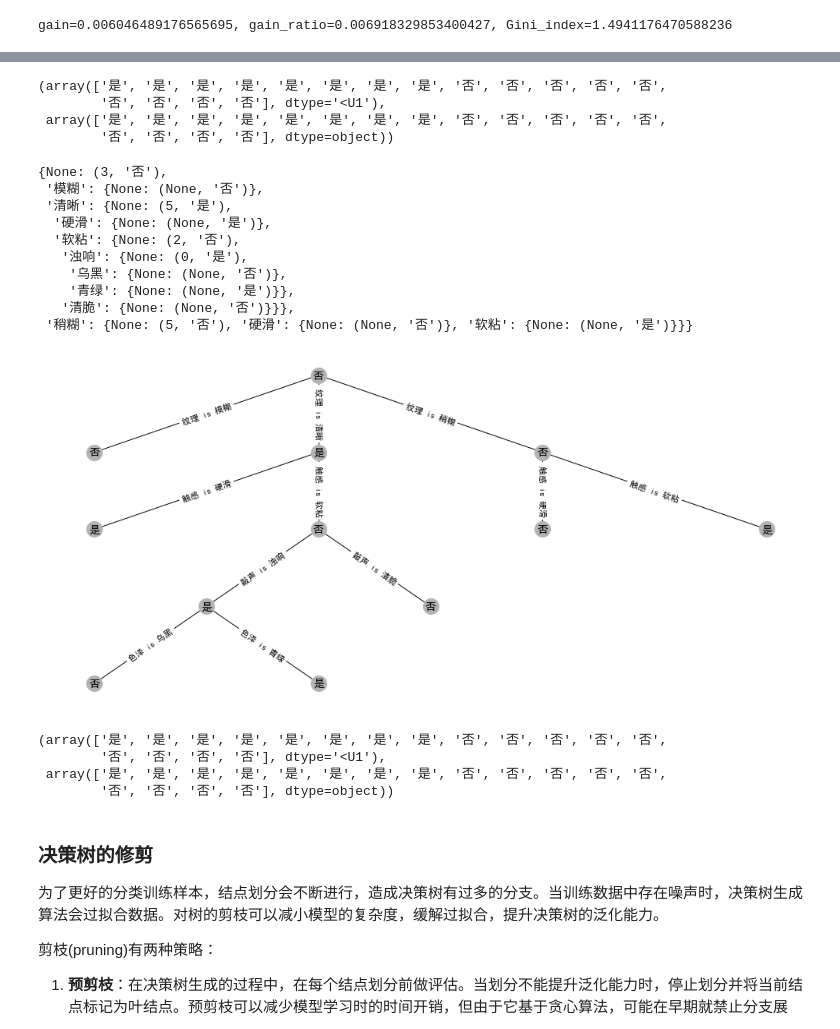
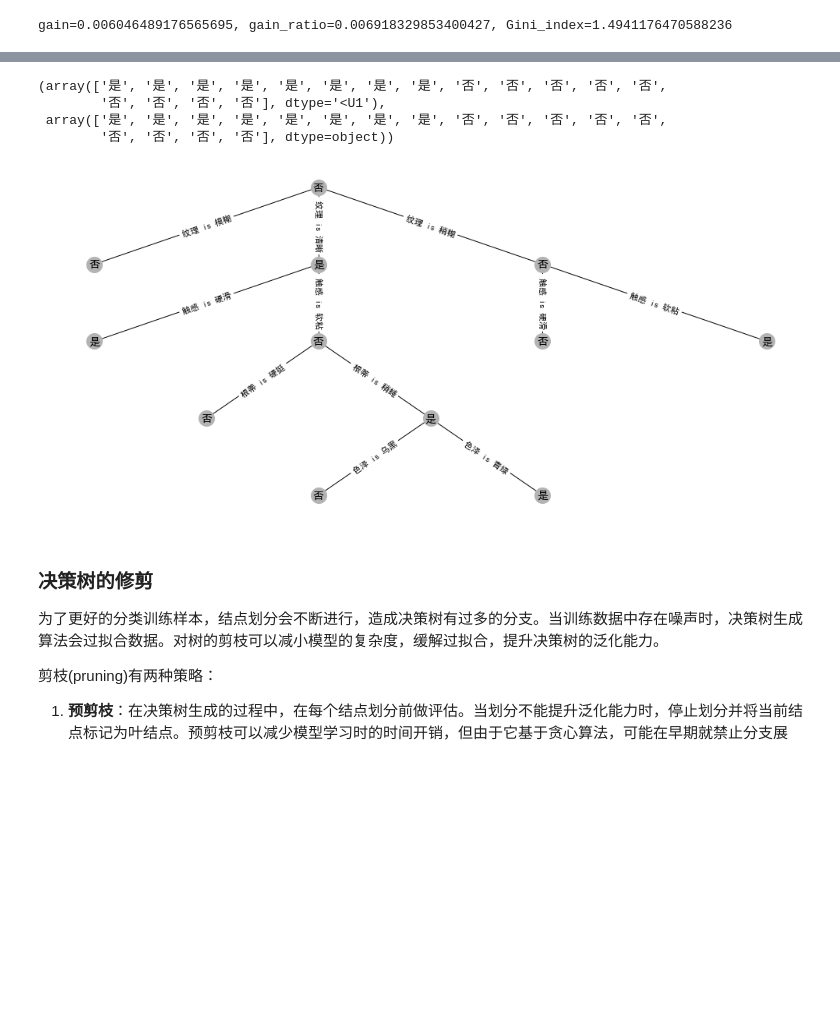
Before and after one commit to szqtc/MyMachineLearningNotes, a Jupyter notebook: 3_Trees.ipynb, the cells around one changed output, grey strips where cells are left out. Cells and saved outputs as stored; diff of their text form; code cells hidden in the pictures; blank space fills up the shorter version.

Commit message:
merge some codes, rewrite the code in decision tree part

```diff
--- a/3_Trees.ipynb
+++ b/3_Trees.ipynb
@@ -521,7 +533,8 @@ print('gain={}, gain_ratio={}, Gini_index={}'.format(gain(y, ys_new), gain_ratio
 gain=0.006046489176565695, gain_ratio=0.006918329853400427, Gini_index=1.4941176470588236
 # %%
 # ID3
-tree0 = generate_tree(X, y, scorefunc=gain, maxdepth=None, seed=12)
-fg0 = tree_visualize(tree0, colnames)
-tree0
+tree0 = decision_tree(scorefunc=gain, seed=5)
+tree0.fit(X, y)
+fg0 = tree0.visualize(colnames)
+tree0.predict(X).ravel(), y.ravel()
 # %% [output]
@@ -539,35 +545,16 @@ tree0
 [figure]
-# %%
-classify(X, tree0).ravel(), y.ravel()
-# %% [output]
-(array(['是', '是', '是', '是', '是', '是', '是', '是', '否', '否', '否', '否', '否',
-        '否', '否', '否', '否'], dtype='<U1'),
- array(['是', '是', '是', '是', '是', '是', '是', '是', '否', '否', '否', '否', '否',
-        '否', '否', '否', '否'], dtype=object))
 # %%
 # C4.5
-tree1 = generate_tree(X, y, scorefunc=gain_ratio, maxdepth=None, seed=0)
-fg1 = tree_visualize(tree1, colnames)
-tree1
+tree1 = decision_tree(scorefunc=gain_ratio, seed=0)
+tree1.fit(X, y)
+fg1 = tree1.visualize(colnames)
+tree1.predict(X).ravel(), y.ravel()
 # %% [output]
-{None: (3, '否'),
- '模糊': {None: (None, '否')},
- '清晰': {None: (5, '是'),
-  '硬滑': {None: (None, '是')},
-  '软粘': {None: (2, '否'),
-   '浊响': {None: (0, '是'),
-    '乌黑': {None: (None, '否')},
-    '青绿': {None: (None, '是')}},
-   '清脆': {None: (None, '否')}}},
- '稍糊': {None: (5, '否'), '硬滑': {None: (None, '否')}, '软粘': {None: (None, '是')}}}
+(array(['是', '是', '是', '是', '是', '是', '是', '是', '否', '否', '否', '否', '否',
+        '否', '否', '否', '否'], dtype='<U1'),
+ array(['是', '是', '是', '是', '是', '是', '是', '是', '否', '否', '否', '否', '否',
+        '否', '否', '否', '否'], dtype=object))
-[figure, old version]
+[figure, new version]
-# %%
-classify(X, tree1).ravel(), y.ravel()
-# %% [output]
-(array(['是', '是', '是', '是', '是', '是', '是', '是', '否', '否', '否', '否', '否',
-        '否', '否', '否', '否'], dtype='<U1'),
- array(['是', '是', '是', '是', '是', '是', '是', '是', '否', '否', '否', '否', '否',
-        '否', '否', '否', '否'], dtype=object))
 # %% [markdown]
 ### 决策树的修剪
 为了更好的分类训练样本，结点划分会不断进行，造成决策树有过多的分支。当训练数据中存在噪声时，决策树生成算法会过拟合数据。对树的剪枝可以减小模型的复杂度，缓解过拟合，提升决策树的泛化能力。
```
Also changed, not shown: parts of 25 cells of this notebook, 5 other files.
